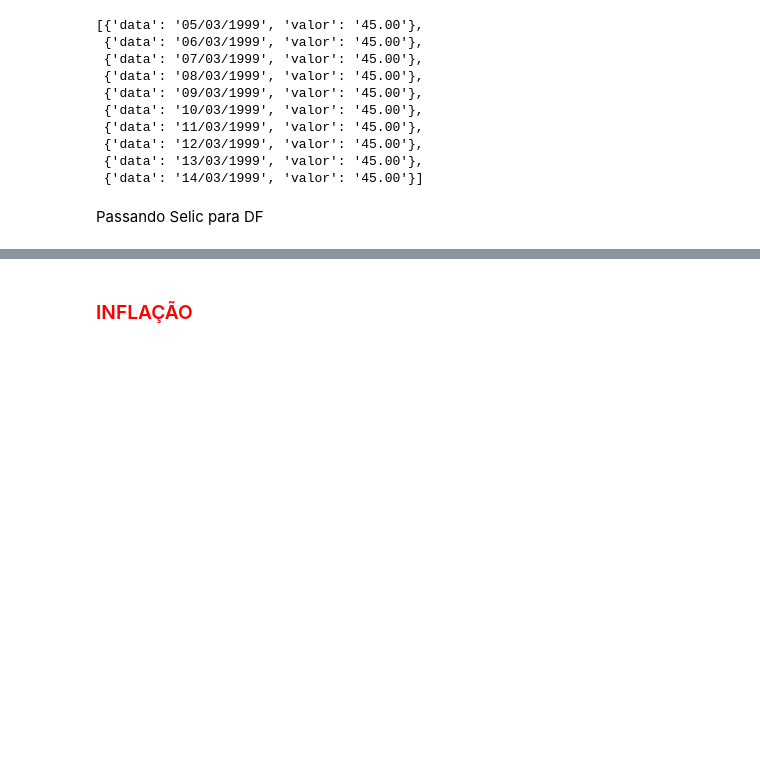
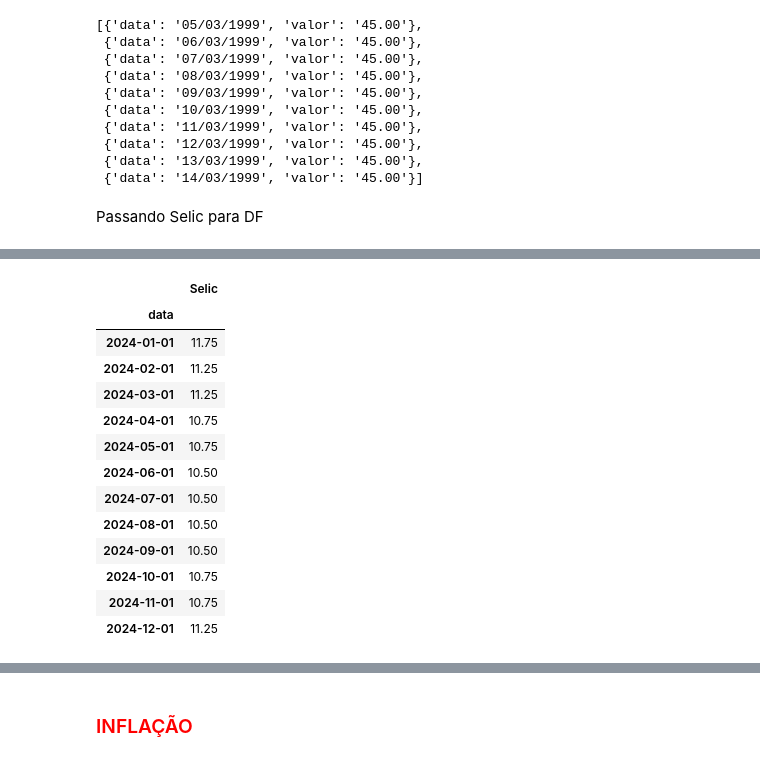
Before and after one commit to alyssonmontovanelli/Previsao_Juros_BACEN_IA, a Jupyter notebook: notebooks/preprocessing.ipynb, the cells around one changed output, grey strips where cells are left out. Saved outputs shown, nothing was run; the diff lists cells and outputs as text; code cells hidden in the pictures; blank space fills up the shorter version.

```diff
--- a/notebooks/preprocessing.ipynb
+++ b/notebooks/preprocessing.ipynb
@@ -288 +311,18 @@ df_selic = pd.DataFrame(selic)
+# %%
+df_selic.tail(12)
+# %% [output]
+|  | Selic |
+| data |  |
+| 2024-01-01 | 11.75 |
+| 2024-02-01 | 11.25 |
+| 2024-03-01 | 11.25 |
+| 2024-04-01 | 10.75 |
+| 2024-05-01 | 10.75 |
+| 2024-06-01 | 10.50 |
+| 2024-07-01 | 10.50 |
+| 2024-08-01 | 10.50 |
+| 2024-09-01 | 10.50 |
+| 2024-10-01 | 10.75 |
+| 2024-11-01 | 10.75 |
+| 2024-12-01 | 11.25 |
 # %%
```
Also changed, not shown: parts of 36 cells of this notebook, 1 other file.
